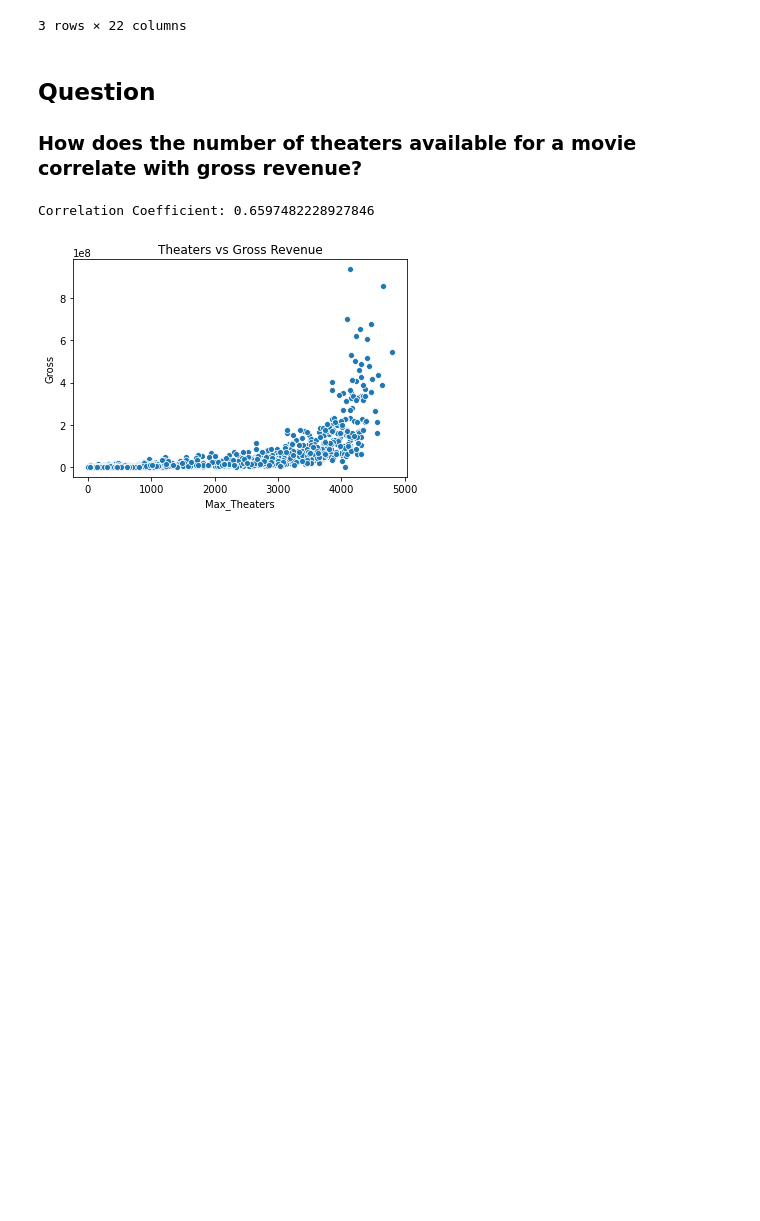
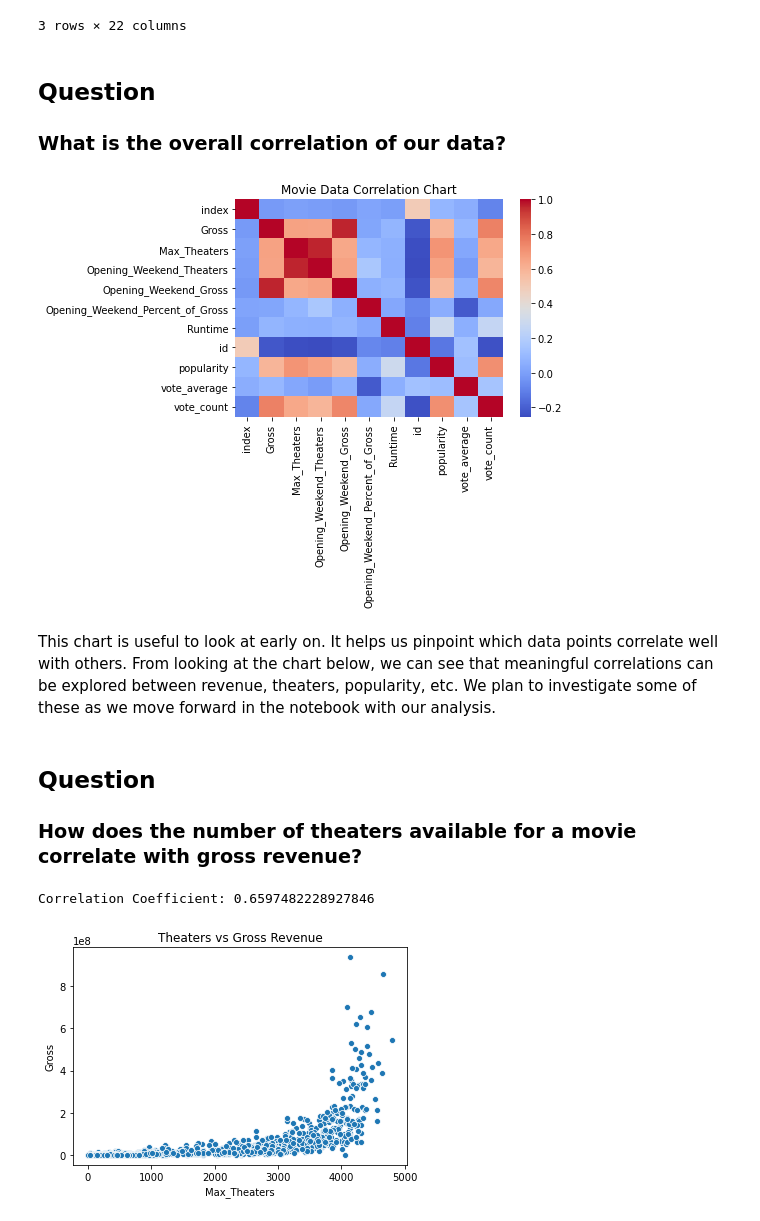
Before and after one commit to bmccabe96/Movie_Box_Office_Analysis, a Jupyter notebook: Mojo_and_Twitter_Analysis.ipynb, the cells around one changed output. Saved outputs shown, nothing was run; the diff lists cells and outputs as text; code cells hidden in the pictures; blank space fills up the shorter version.

Commit message:
Added further analysis on correlation (overall and between rev/theaters)

```diff
--- a/Mojo_and_Twitter_Analysis.ipynb
+++ b/Mojo_and_Twitter_Analysis.ipynb
@@ -60,6 +60,18 @@ df.head(3)
 | 1 | 1 | The Search for General Tso | 54275.0 | 13 | 2 | 9336.0 | ... |
 | 2 | 2 | The Taking of Tiger Mountain | 228984.0 | 13 | 7 | 50621.0 | ... |
 3 rows × 22 columns
+# %% [markdown]
+## Question
+### What is the overall correlation of our data?
+# %%
+sns.heatmap(df.corr(), cmap='coolwarm')
+plt.title('Movie Data Correlation Chart')
+#plt.show()
+plt.savefig('/Users/brianmccabe/Desktop/Movie_Correlation')
+# %% [output]
+[figure, added]
+# %% [markdown]
+This chart is useful to look at early on. It helps us pinpoint which data points correlate well with others. From looking at the chart below, we can see that meaningful correlations can be explored between revenue, theaters, popularity, etc. We plan to investigate some of these as we move forward in the notebook with our analysis.
 # %% [markdown]
 ## Question
 ### How does the number of theaters available for a movie correlate with gross revenue?
```
Also changed, not shown: parts of 7 cells of this notebook.
